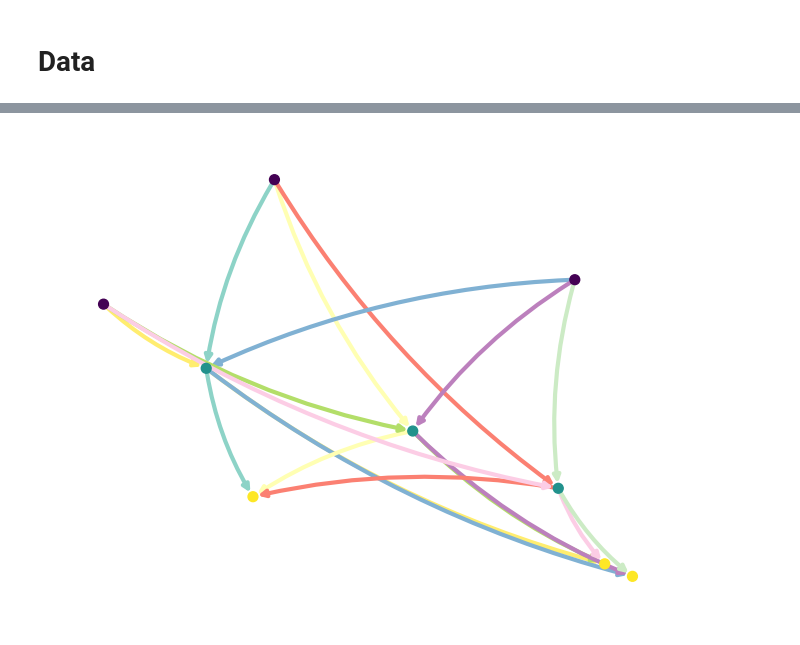
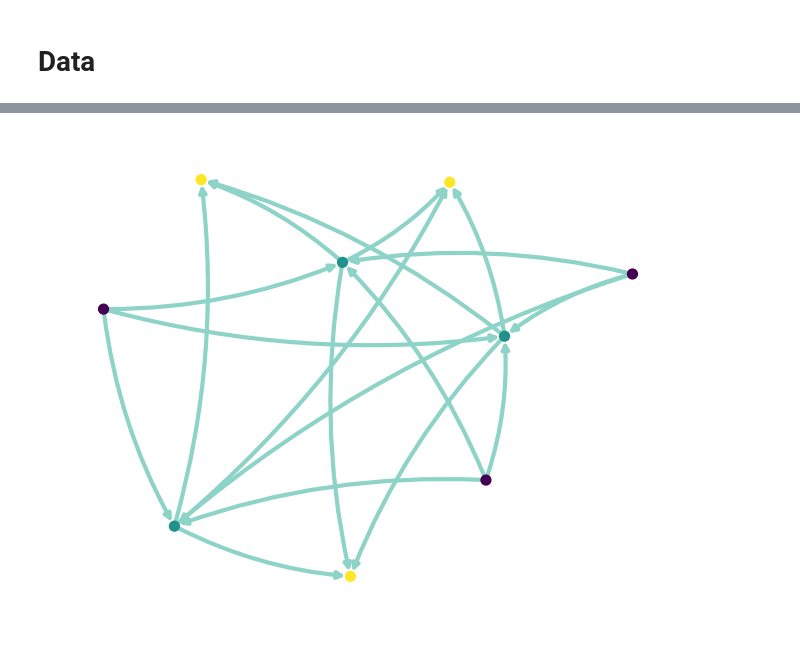
Before and after one commit to LarsHadidi/PRONTO, a Jupyter notebook: research/PDP-MP.ipynb, the cells around one changed output, grey strips where cells are left out. Drawn from its saved outputs; the diff is of its cells as text; code cells hidden in the pictures.

Commit message:
aml: adapted data and visualization defaults to new formulation

```diff
--- a/research/PDP-MP.ipynb
+++ b/research/PDP-MP.ipynb
@@ -78,7 +78,7 @@ Overwriting pdp.mod
 # Data
 # %%
 w_size = widgets.IntText(description='Size', orientation='horizontal', value=9, min=9)
-w_cluster = widgets.IntText(description='Clusters', orientation='horizontal', value=9, min=1)
+w_cluster = widgets.IntText(description='Clusters', orientation='horizontal', value=1, min=1)
 w_deviation = widgets.FloatText(description='Deviation', orientation='horizontal', value=0.1, min=0)
 w_scale = widgets.IntText(description='Scaling', orientation='horizontal', value=1)
 display(widgets.Box([w_size, w_cluster,w_deviation, w_scale], layout=widgets.Layout(display='flex', flex_flow='row')))
@@ -174,33 +174,23 @@ E = np.reshape(e.get_column('e.val').to_list(), (N,N))
 # %%
 plt.figure(1)
 idx_s = [idx for idx, val in enumerate(S) if val == 1]
 idx_m = [idx for idx, val in enumerate(M) if val == 1]
 idx_d = [idx for idx, val in enumerate(D) if val == 1]
 
-color = list(np.random.permutation(N))
-for i in idx_s:
-    target = [j for j in range(N) if E[i,j] == 1]
-    for j in target:
-        G.add_edge(i, j, color=color.pop())
 
-for i in idx_m:
-    source = [j for j in range(N) if E[j,i] == 1]
-    target = [j for j in range(N) if E[i,j] == 1]
-    color = []
-    for j in source:
-        color.append(G[j][i]['color'])
-    for j in target:
-        G.add_edge(i, j, color=color.pop())
+for i,j in itertools.product(range(N),range(N)):
+  if E[i,j] == 1:
+    G.add_edge(i, j, color=1)
 
 nodes = dict(G.nodes(data=True))
 pos = {k: list(v.values()) for k, v in nodes.items()}
 
 nx.draw(
     G, pos,
     edge_color = nx.get_edge_attributes(G,'color').values(),
     edge_cmap = plt.cm.get_cmap('Set3'),
     node_color = S + 2*M + 3*D,
     width=3, node_size=50, connectionstyle='arc3,rad=0.1')
 plt.show()
 # %% [output]
-[figure, old version]
+[figure, new version]
```
Also changed, not shown: parts of 3 cells of this notebook.
